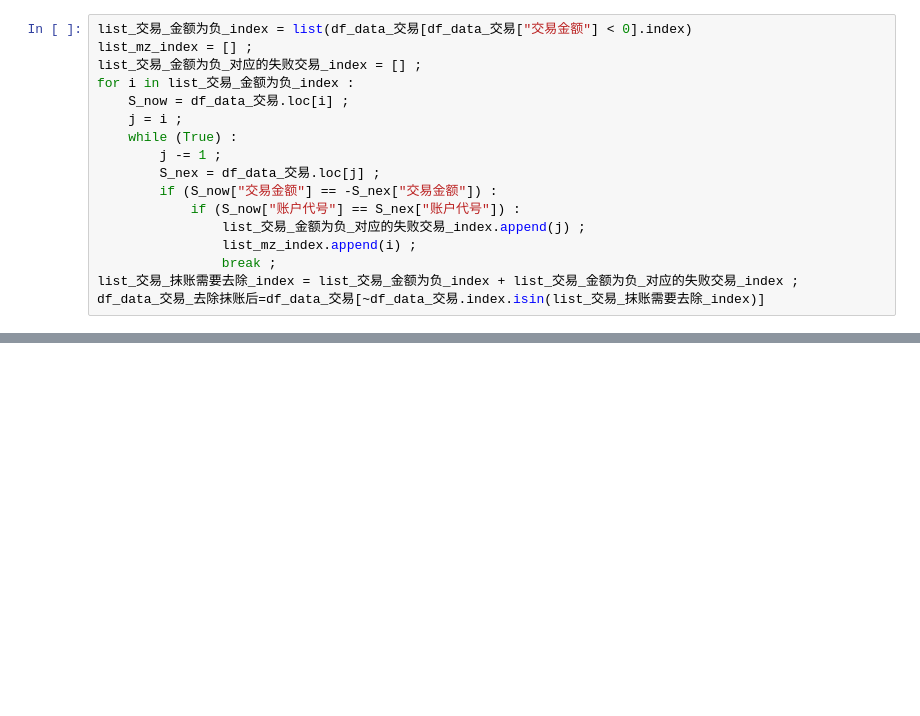
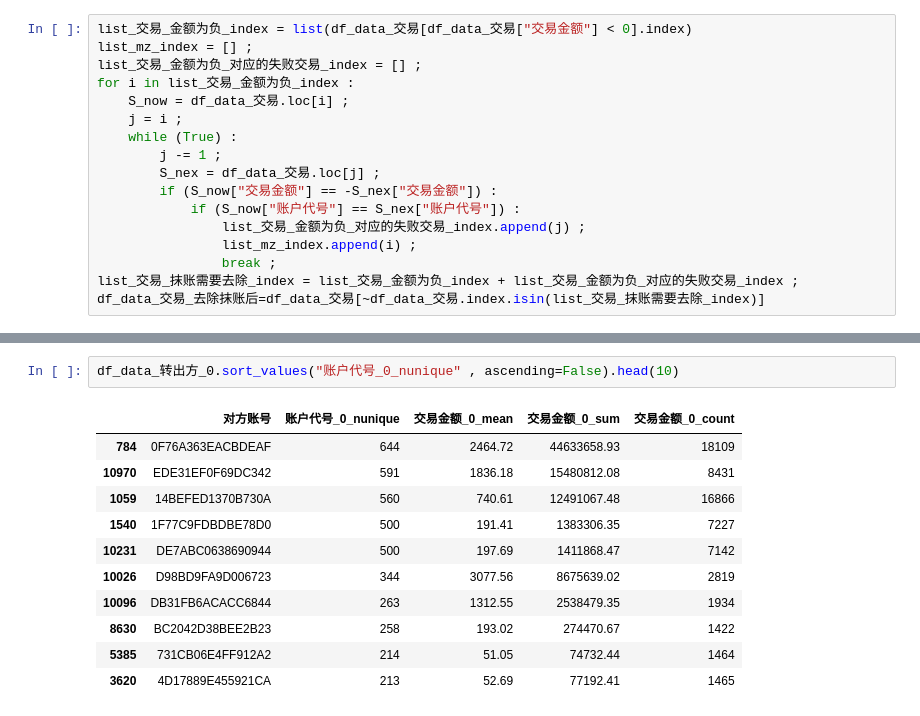
Before and after one commit to HumHumMonster/anaconda, a Jupyter notebook: 风险识别/数据分析.ipynb, the cells around one changed output, grey strips where cells are left out. Drawn from its saved outputs; the diff is of its cells as text; blank space fills up the shorter version.

```diff
--- a/风险识别/数据分析.ipynb
+++ b/风险识别/数据分析.ipynb
@@ -60,0 +159,14 @@ df_data_交易_去除抹账后[df_data_交易_去除抹账后["交易金额"] ==
+# %%
+df_data_转出方_0.sort_values("账户代号_0_nunique" , ascending=False).head(10)
+# %% [output]
+|  | 对方账号 | 账户代号_0_nunique | 交易金额_0_mean | 交易金额_0_sum | 交易金额_0_count |
+| 784 | 0F76A363EACBDEAF | 644 | 2464.72 | 44633658.93 | 18109 |
+| 10970 | EDE31EF0F69DC342 | 591 | 1836.18 | 15480812.08 | 8431 |
+| 1059 | 14BEFED1370B730A | 560 | 740.61 | 12491067.48 | 16866 |
+| 1540 | 1F77C9FDBDBE78D0 | 500 | 191.41 | 1383306.35 | 7227 |
+| 10231 | DE7ABC0638690944 | 500 | 197.69 | 1411868.47 | 7142 |
+| 10026 | D98BD9FA9D006723 | 344 | 3077.56 | 8675639.02 | 2819 |
+| 10096 | DB31FB6ACACC6844 | 263 | 1312.55 | 2538479.35 | 1934 |
+| 8630 | BC2042D38BEE2B23 | 258 | 193.02 | 274470.67 | 1422 |
+| 5385 | 731CB06E4FF912A2 | 214 | 51.05 | 74732.44 | 1464 |
+| 3620 | 4D17889E455921CA | 213 | 52.69 | 77192.41 | 1465 |
```
Also changed, not shown: parts of 17 cells of this notebook, 2 other files.
